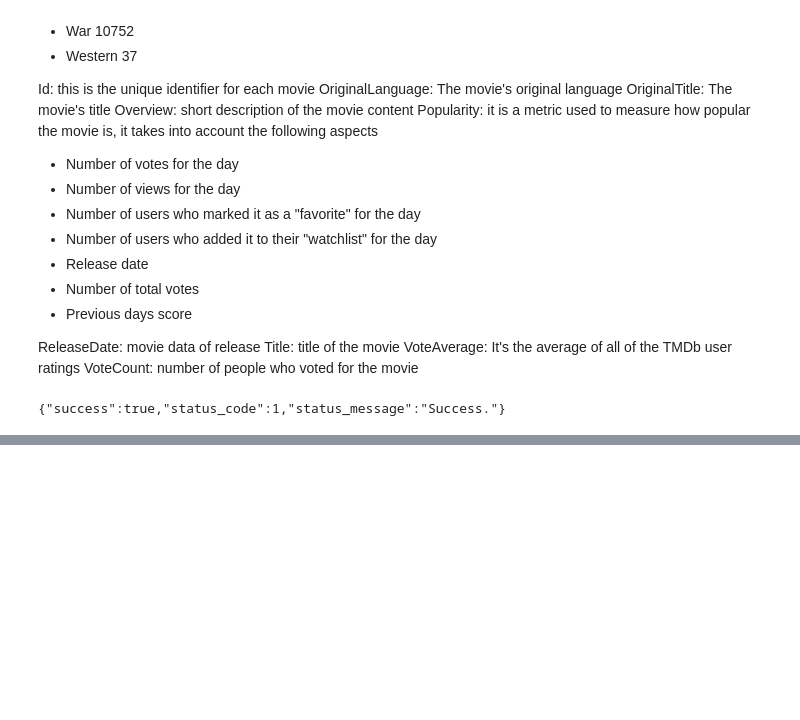
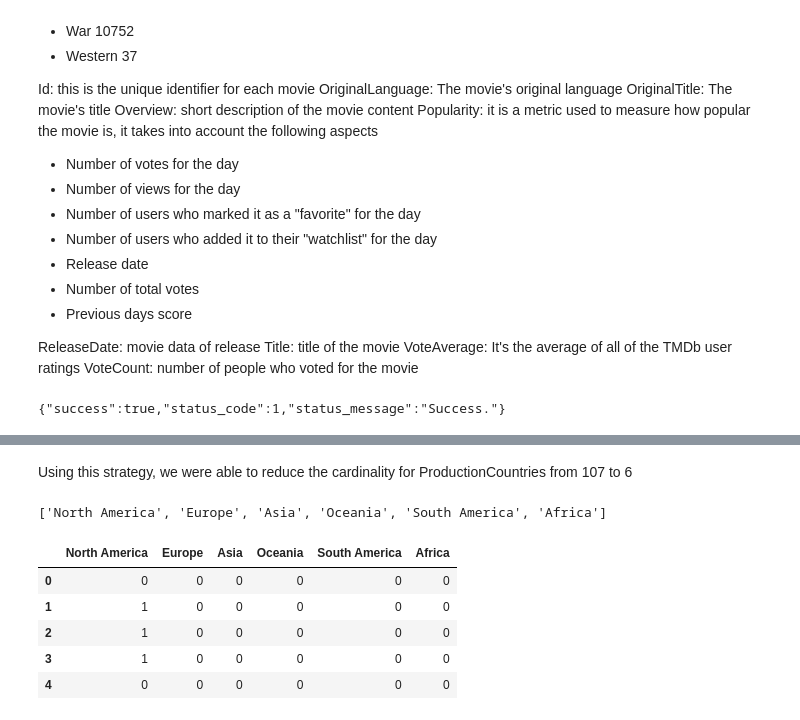
Before and after one commit to mlgomez0/advanced_python_project, a Jupyter notebook: notebooks/movies.ipynb, the cells around one changed output, grey strips where cells are left out. Saved outputs shown, nothing was run; the diff lists cells and outputs as text; code cells hidden in the pictures; blank space fills up the shorter version.

```diff
--- a/notebooks/movies.ipynb
+++ b/notebooks/movies.ipynb
@@ -183,0 +498,16 @@ df_movies.head()
+# %%
+# we modified the mapping dictionary with the continent instead of the country
+new_prod_contries_map = {}
+for country in prod_contries_map.keys():
+    continent = country_region[country]
+    if continent in new_prod_contries_map.keys():
+        new_prod_contries_map[continent] += prod_contries_map[country]
+    else:
+        new_prod_contries_map[continent]  = prod_contries_map[country]
+# %% [markdown]
+Using this strategy, we were able to reduce the cardinality for ProductionCountries from 107 to 6
+# %%
+prod_places_columns = list(new_prod_contries_map.keys())
+prod_places_columns
+# %% [output]
+['North America', 'Europe', 'Asia', 'Oceania', 'South America', 'Africa']
@@ -183,0 +530,10 @@ df_movies.head()
+# %%
+# checking resulting columns
+df[prod_places_columns].head()
+# %% [output]
+|  | North America | Europe | Asia | Oceania | South America | Africa |
+| 0 | 0 | 0 | 0 | 0 | 0 | 0 |
+| 1 | 1 | 0 | 0 | 0 | 0 | 0 |
+| 2 | 1 | 0 | 0 | 0 | 0 | 0 |
+| 3 | 1 | 0 | 0 | 0 | 0 | 0 |
+| 4 | 0 | 0 | 0 | 0 | 0 | 0 |
```
Also changed, not shown: parts of 59 cells of this notebook, 1 other file.
